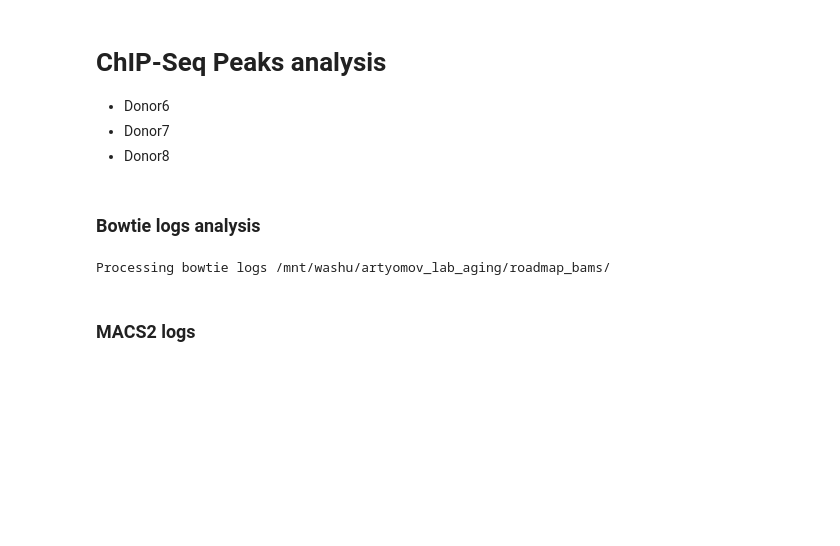
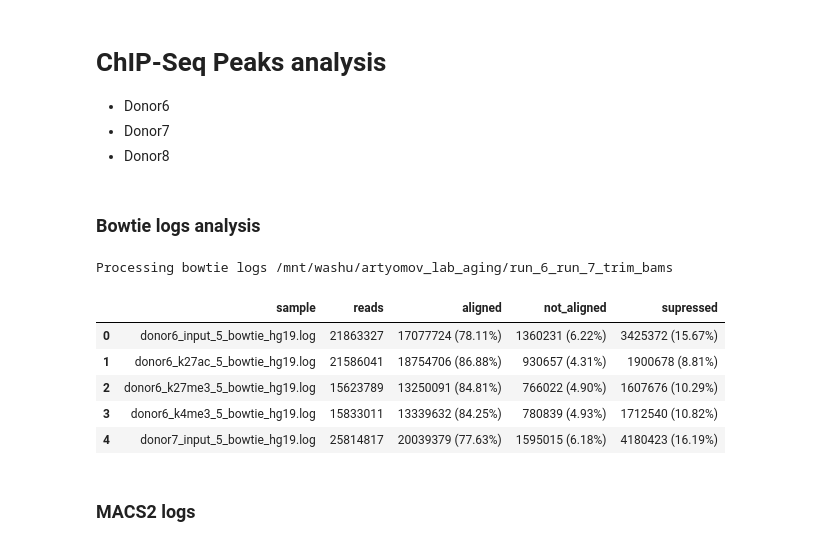
Before and after one commit to JetBrains-Research/washu, a Jupyter notebook: analysis.ipynb, the cells around one changed output. Cells and saved outputs as stored; diff of their text form; code cells hidden in the pictures; blank space fills up the shorter version.

```diff
--- a/analysis.ipynb
+++ b/analysis.ipynb
@@ -5,45 +5,19 @@
 * Donor8
 # %% [markdown]
 ### Bowtie logs analysis
-# %%
-import os
-import pandas as pd
-import re
-
-def bowtie_logs(folder):
-    """Process bowtie logs processed by batch task"""
-    # Here we rely on bowtie output
-    READS = '.*reads processed: '
-    REPORTED_ALIGNMENT = '.*reported alignment: '
-    FAILED_TO_ALIGN = '.*failed to align: '
-    SUPRESSED = '.*due to -m: '
-    print('Processing bowtie logs', folder)
-    df = pd.DataFrame(columns=['sample', 'reads', 'aligned', 'not_aligned', 'supressed'])
-    for dirpath, dirs, files in os.walk(folder):
-            for f in files:
-                if ('bowtie' not in f or not re.search('.log$', f)):
-                    continue
-                reads = ''
-                aligned = ''
-                failed_to_align = ''
-                supressed = ''
-                for line in open(dirpath + '/' + f, 'r'):
-                    if re.search(READS, line):
-                         reads = re.sub(READS, '', line).strip()
-                    if re.search(REPORTED_ALIGNMENT, line):
-                         aligned = re.sub(REPORTED_ALIGNMENT, '', line).strip()
-                    if re.search(FAILED_TO_ALIGN, line):
-                        failed_to_align = re.sub(FAILED_TO_ALIGN, '', line).strip()
-                    if re.search(SUPRESSED, line):
-                         supressed = re.sub(SUPRESSED, '', line).strip()
-                df.loc[len(df)] = (f, reads, aligned, failed_to_align, supressed)
-    return df
-
-# BOWTIE_LOGS = '/mnt/washu/artyomov_lab_aging/run_6_run_7_trim_bams'
-# bowtie_logs(BOWTIE_LOGS).to_csv(BOWTIE_LOGS + '/bowtie_report.csv', index=False)
-BOWTIE_LOGS = '/mnt/washu/artyomov_lab_aging/roadmap_bams/'
-bowtie_logs(BOWTIE_LOGS).to_csv(BOWTIE_LOGS + '/bowtie_report.csv', index=False)
-# %% [output]
-Processing bowtie logs /mnt/washu/artyomov_lab_aging/roadmap_bams/
+# %%
+from bowtie_logs import bowtie_logs
+
+BOWTIE_LOGS = '/mnt/washu/artyomov_lab_aging/run_6_run_7_trim_bams'
+# BOWTIE_LOGS = '/mnt/washu/artyomov_lab_aging/roadmap_bams/'
+bowtie_logs(BOWTIE_LOGS).head()
+# %% [output]
+Processing bowtie logs /mnt/washu/artyomov_lab_aging/run_6_run_7_trim_bams
+|  | sample | reads | aligned | not_aligned | supressed |
+| 0 | donor6_input_5_bowtie_hg19.log | 21863327 | 17077724 (78.11%) | 1360231 (6.22%) | 3425372 (15.67%) |
+| 1 | donor6_k27ac_5_bowtie_hg19.log | 21586041 | 18754706 (86.88%) | 930657 (4.31%) | 1900678 (8.81%) |
+| 2 | donor6_k27me3_5_bowtie_hg19.log | 15623789 | 13250091 (84.81%) | 766022 (4.90%) | 1607676 (10.29%) |
+| 3 | donor6_k4me3_5_bowtie_hg19.log | 15833011 | 13339632 (84.25%) | 780839 (4.93%) | 1712540 (10.82%) |
+| 4 | donor7_input_5_bowtie_hg19.log | 25814817 | 20039379 (77.63%) | 1595015 (6.18%) | 4180423 (16.19%) |
 # %% [markdown]
 ### MACS2 logs
```
Also changed, not shown: parts of 2 cells of this notebook, 2 other files.
